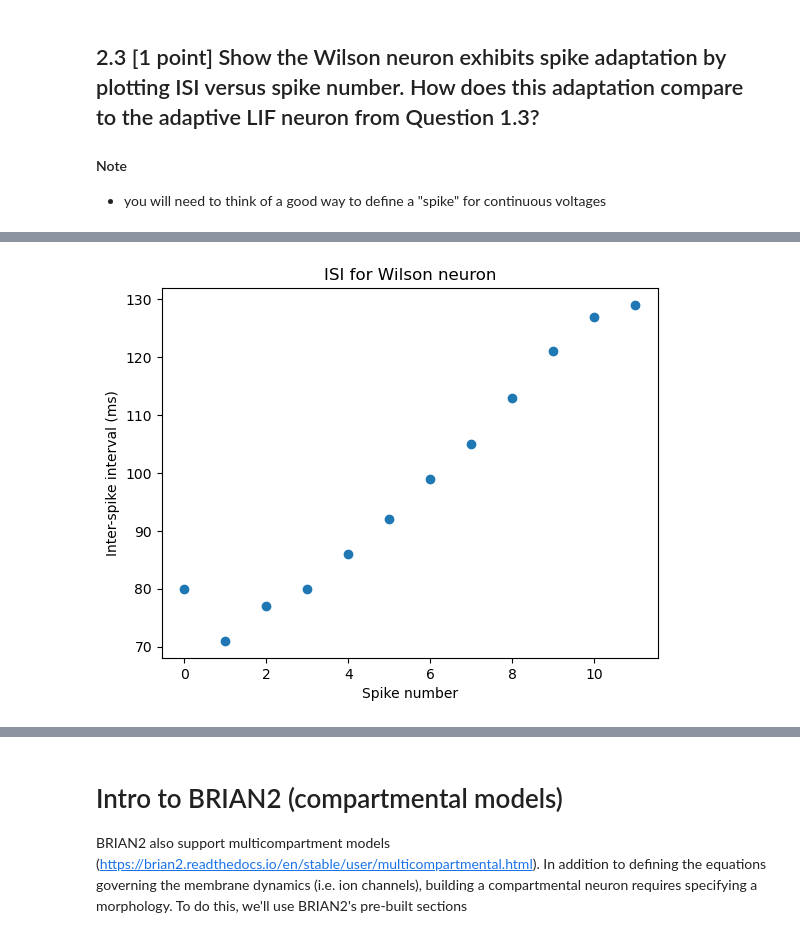
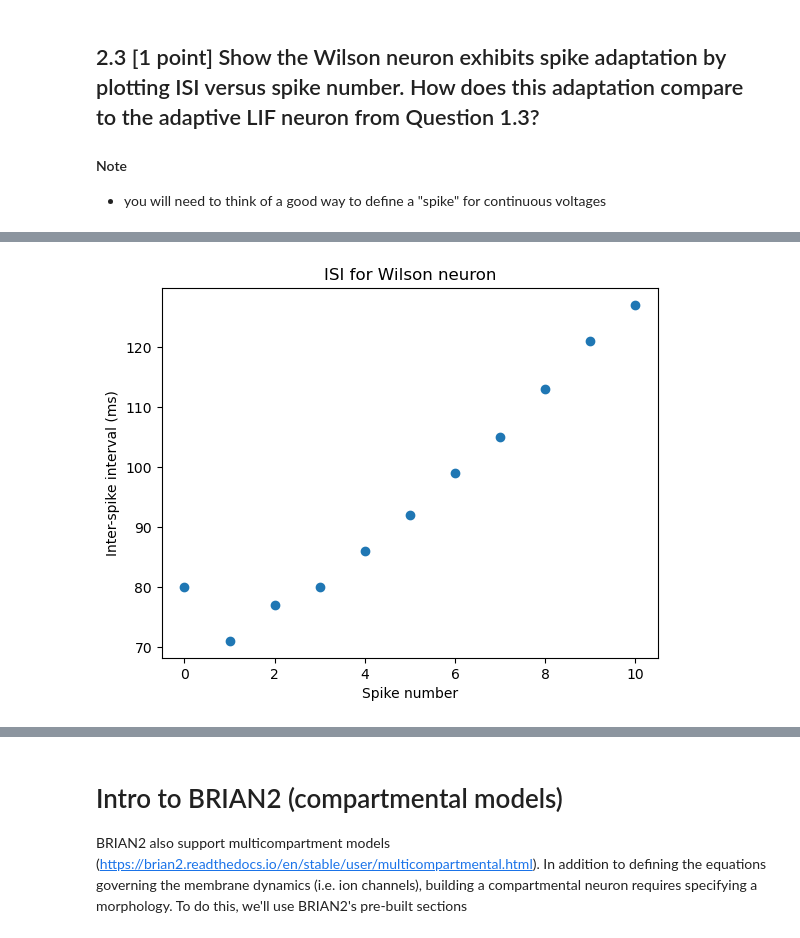
Before and after one commit to kateharvey/SYDE552, a Jupyter notebook: syde552-assignment1.ipynb, the cells around one changed output, grey strips where cells are left out. Cells and saved outputs as stored; diff of their text form; code cells hidden in the pictures.

```diff
--- a/syde552-assignment1.ipynb
+++ b/syde552-assignment1.ipynb
@@ -261,7 +263,7 @@ def LIF_response(I, R, C=1*mfarad, tau_ref=2*ms, E_leak=-65*mV, v_thresh=-50*mV,
     ensemble.I = I
     run(t)
 
-    return ensemble, probe, spikes
+    return spikes
 # %%
 firing_rates_a = np.zeros((len(test_currents)))
 
@@ -402,0 +432,14 @@ fig = plot_voltage_trace(exp_probe, title='Exponential integrate and fire neuron
+# %%
+# repeat experiment from Q1.3 for the quadratic integrate and fire neuron:
+test_currents = np.arange(1, 20, 0.5)*mA
+exp_firing_rates = np.zeros((len(test_currents)))
+for i in range(len(test_currents)):
+    probe, spikes = exponential_integrate_and_fire(test_currents[i], t=200*ms)
+    exp_firing_rates[i] = len(spikes)/(200*ms)
+
+# plot tuning curve:
+fig, ax = plt.subplots()
+ax.plot(test_currents, exp_firing_rates)
+ax.set(xlabel='input current (A)', ylabel='firing rate (spikes/s)')
+ax.set_title('Tuning curve for EIF neuron')
+plt.show()
@@ -422,2 +489,0 @@ def quadratic_integrate_and_fire(I, R=10*ohm, C=1*nF, tau_ref=2*ms, a_0=5*nS/mV,
-# %%
-quad_neuron, probe, spikes = quadratic_integrate_and_fire(5*mA, t=100*ms)
@@ -432,0 +507,14 @@ fig = plot_voltage_trace(probe, spikes=spikes, title='Quadratic Integrate and Fi
+# %%
+# repeat experiment from Q1.2 for the exponential integrate and fire neuron:
+test_currents = np.arange(1, 20, 1)*mA
+exp_firing_rates = np.zeros((len(test_currents)))
+for i in range(len(test_currents)):
+    probe, spikes = exp_integrate_2(test_currents[i])
+    exp_firing_rates[i] = len(spikes)/(200*ms)
+
+# plot tuning curve:
+fig, ax = plt.subplots()
+ax.plot(test_currents, exp_firing_rates)
+ax.set(xlabel='input current (A)', ylabel='firing rate (spikes/s)')
+ax.set_title('Tuning curve for AdEx neuron')
+plt.show()
@@ -538,13 +658,13 @@ fig = plot_voltage_trace(probe, title='Wilson neuron', v_thresh=-0.35, plot_thre
 # %%
-spikes, _ = scipy.signal.find_peaks(probe.v[0], height=-0.35, width=5) # find peaks in voltage trace (i.e. spikes)
+spikes, _ = scipy.signal.find_peaks(probe.v[0], height=-0.3, width=5) # find peaks in voltage trace (i.e. spikes)
 # print(spikes) # index of each spike
 spike_number = np.arange(0, len(spikes)-1, 1) # x-axis for spike number
 isi = np.diff(spikes) # calculate inter-spike interval
 
-# plot inter-spike interval vs. spike number:
+# plot inter-spike interval vs. spike number, using a higher threshold of -0.3:
 fig, ax = plt.subplots()
 ax.scatter(spike_number, isi) # plot
 ax.set(xlabel='Spike number', ylabel='Inter-spike interval (ms)', title='ISI for Wilson neuron')
 plt.show()
 # %% [output]
-[figure, old version]
+[figure, new version]
```
Also changed, not shown: parts of 40 cells of this notebook.
